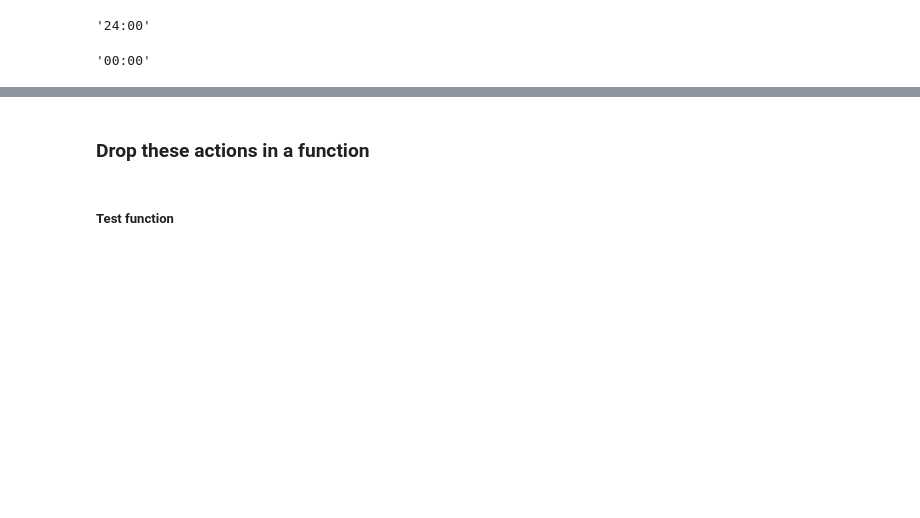
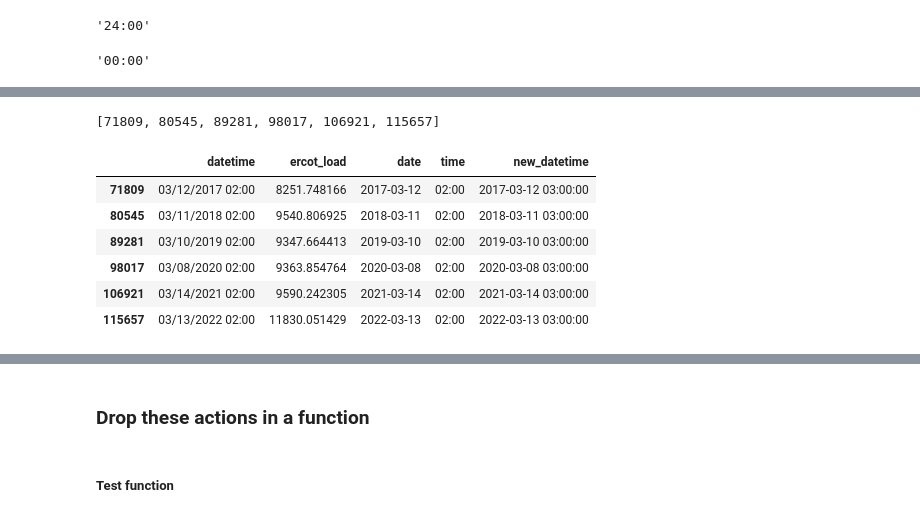
Before and after one commit to energy-demand-forecast/energy_demand_forecast, a Jupyter notebook: cayt_workspace/datetime_scratch.ipynb, the cells around one changed output, grey strips where cells are left out. Drawn from its saved outputs; the diff is of its cells as text; code cells hidden in the pictures; blank space fills up the shorter version.

```diff
--- a/cayt_workspace/datetime_scratch.ipynb
+++ b/cayt_workspace/datetime_scratch.ipynb
@@ -386,0 +411,13 @@ df
+# %%
+mar_adj_dates = ['2017-03-12 02:00:00',
+                '2018-03-11 02:00:00',
+                '2019-03-10 02:00:00',
+                '2020-03-08 02:00:00',
+                '2021-03-14 02:00:00',
+                '2022-03-13 02:00:00']
+
+nov_adj_ind = [77520,
+                86256,
+                94992,
+                103728,
+                112632]
@@ -386,0 +439,24 @@ df
+# %%
+mar_adj_ind = list(tz_df[tz_df.new_datetime.astype(str).isin(mar_adj_dates)].index)
+# %%
+mar_adj_ind
+# %% [output]
+[71809, 80545, 89281, 98017, 106921, 115657]
+# %%
+# to the March, we are adding 1 hour to the 2am time
+#. b/c ERCOT skips 3am, when it should skip 2am
+tz_df.loc[mar_adj_ind,'new_datetime'] = tz_df.loc[mar_adj_ind,'new_datetime'] + datetime.timedelta(hours=1)
+
+#to the November, we are subtracting 1 hour from the first 2am,
+#  as there are supposed to be two 1ams, not two 2ams
+tz_df.loc[nov_adj_ind,'new_datetime'] = tz_df.loc[nov_adj_ind,'new_datetime'] - datetime.timedelta(hours=1)
+# %%
+tz_df.loc[mar_adj_ind]
+# %% [output]
+|  | datetime | ercot_load | date | time | new_datetime |
+| 71809 | 03/12/2017 02:00 | 8251.748166 | 2017-03-12 | 02:00 | 2017-03-12 03:00:00 |
+| 80545 | 03/11/2018 02:00 | 9540.806925 | 2018-03-11 | 02:00 | 2018-03-11 03:00:00 |
+| 89281 | 03/10/2019 02:00 | 9347.664413 | 2019-03-10 | 02:00 | 2019-03-10 03:00:00 |
+| 98017 | 03/08/2020 02:00 | 9363.854764 | 2020-03-08 | 02:00 | 2020-03-08 03:00:00 |
+| 106921 | 03/14/2021 02:00 | 9590.242305 | 2021-03-14 | 02:00 | 2021-03-14 03:00:00 |
+| 115657 | 03/13/2022 02:00 | 11830.051429 | 2022-03-13 | 02:00 | 2022-03-13 03:00:00 |
```
Also changed, not shown: parts of 93 cells of this notebook, 8 other files.
